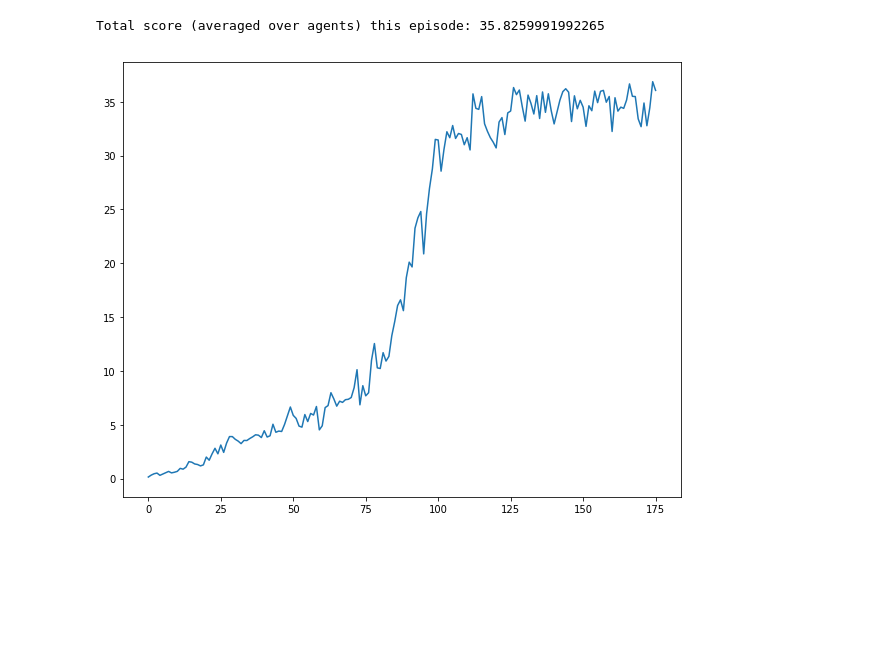
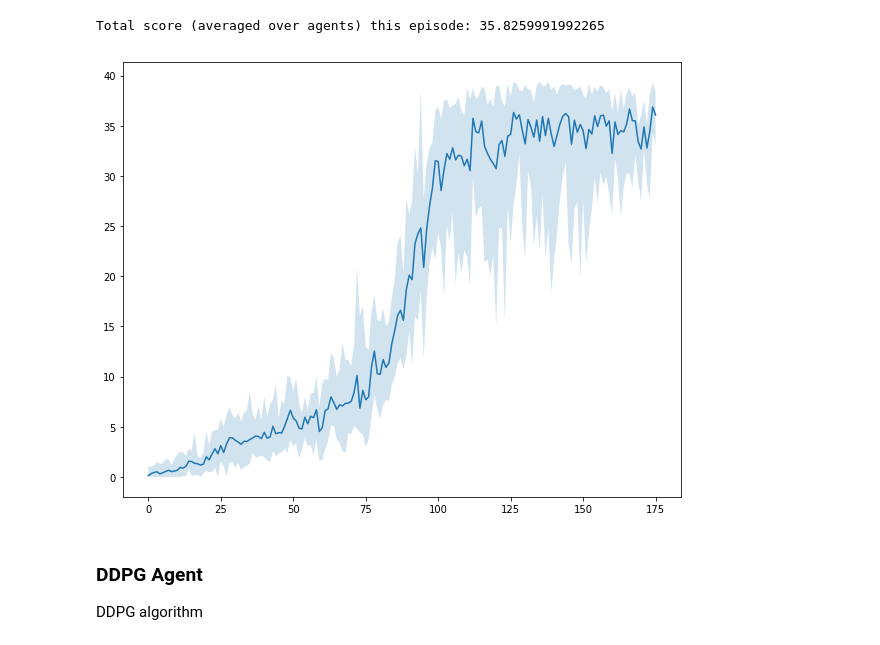
Before and after one commit to JonasLeininger/drl-reacher-continuous-control, a Jupyter notebook: report.ipynb, the cells around one changed output. Saved outputs shown, nothing was run; the diff lists cells and outputs as text; code cells hidden in the pictures; blank space fills up the shorter version.

```diff
--- a/report.ipynb
+++ b/report.ipynb
@@ -112,7 +110,16 @@ means = np.mean(scores, axis=2)
-# %%
-x = np.arange(176)
-fig, axs = plt.subplots(1, 1, figsize=(10,8))
-
-axs1 = plt.plot(x, means)
-# %% [output]
-[figure, removed]
+# %%
+scores = np.load('weights/a2c_simple/a2c_simple_final.npy')
+means_a2c = np.mean(scores, axis=2)
+mins_a2c = np.min(scores, axis=2)
+max_a2c = np.max(scores, axis=2)
+
+x = np.arange(176)
+fig, axs = plt.subplots(1, 1, figsize=(10,8))
+
+axs1 = plt.plot(x, means_a2c)
+axs1 = plt.fill_between(x, max_a2c.flatten(), mins_a2c.flatten(), alpha=0.2)
+# %% [output]
+[figure, added]
+# %% [markdown]
+### DDPG Agent
+DDPG algorithm
```
Also changed, not shown: parts of 5 cells of this notebook.
